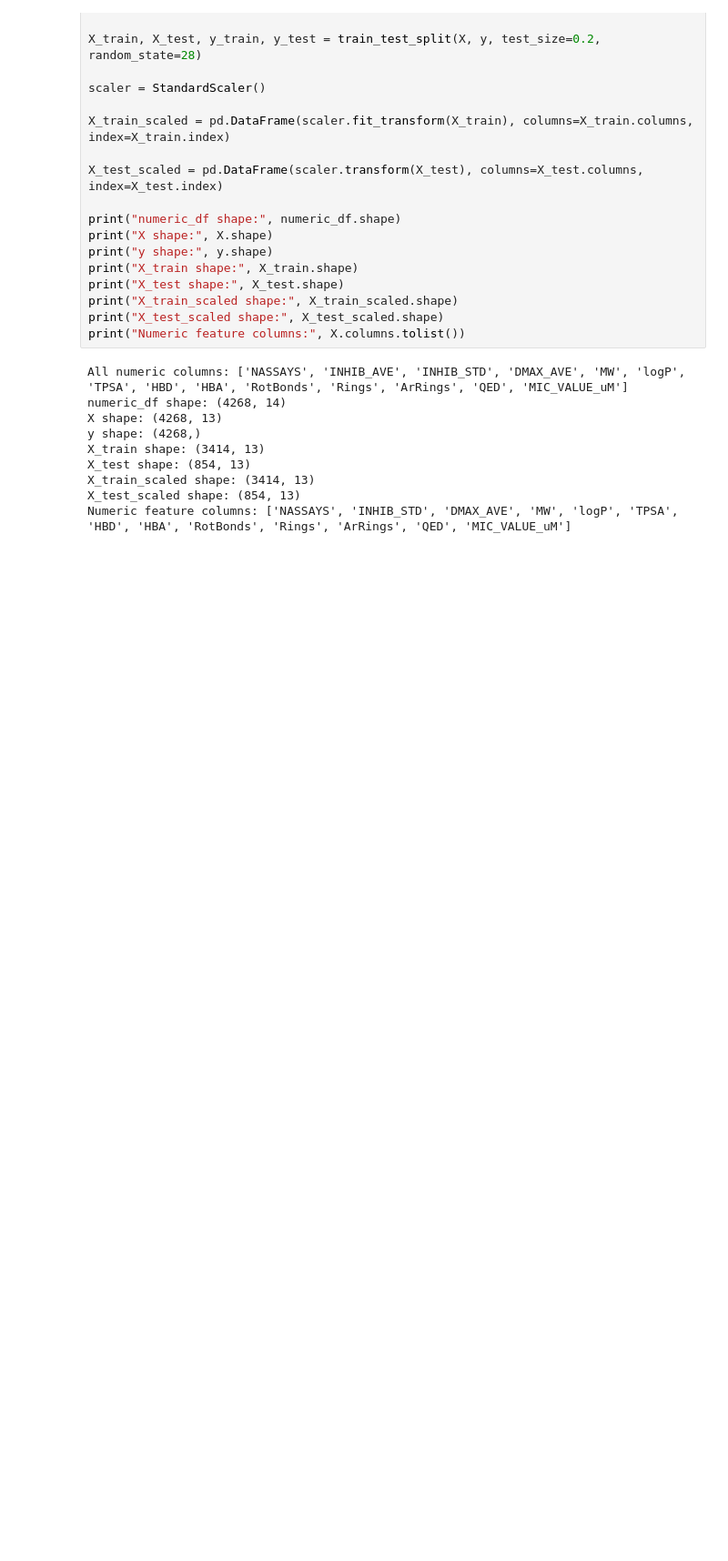
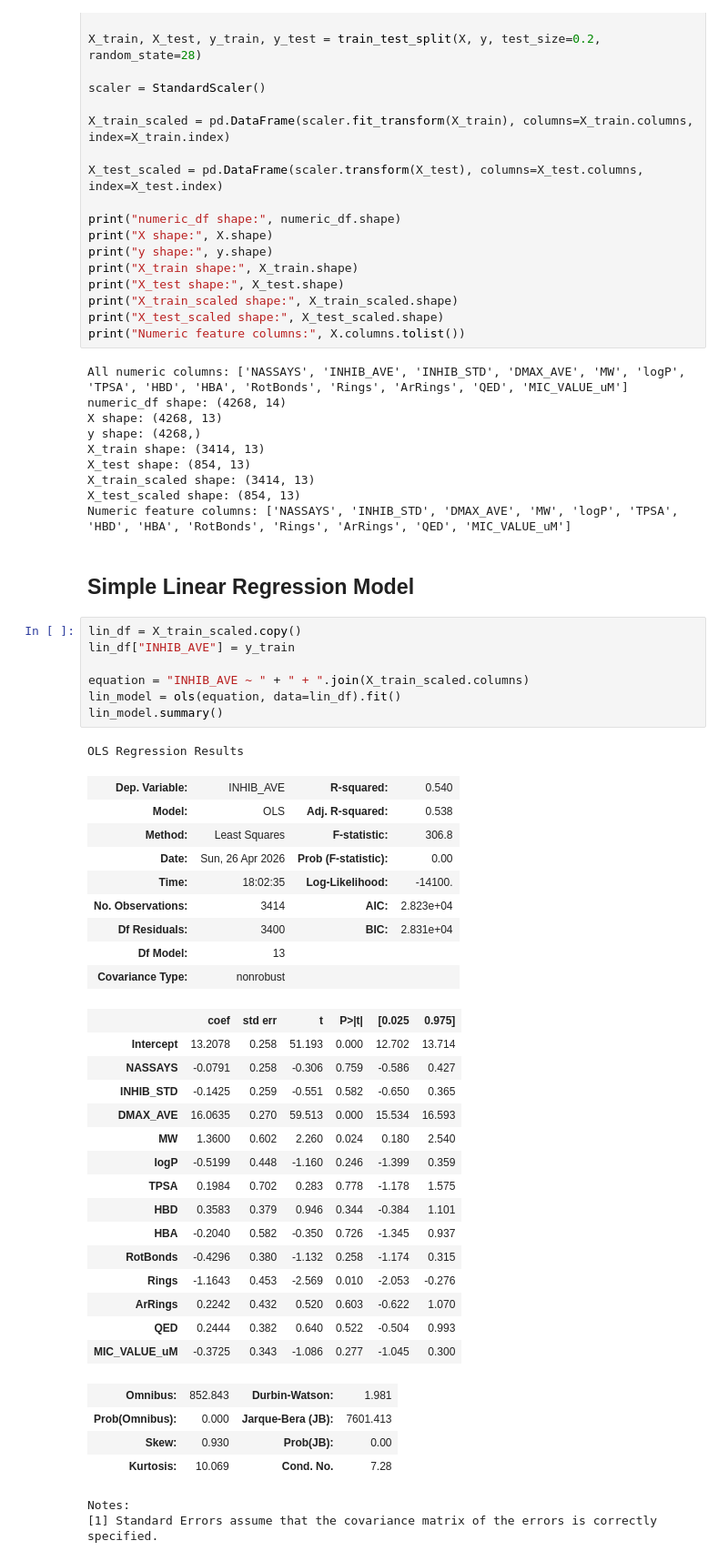
Before and after one commit to dw1229/chem277a-final-ecoli-inhibition-ml, a Jupyter notebook: data_preview.ipynb, the cells around one changed output. Shown at 91% size. Saved outputs shown, nothing was run; the diff lists cells and outputs as text; blank space fills up the shorter version.

Commit message:
update for linear regression and final project pdf

```diff
--- a/data_preview.ipynb
+++ b/data_preview.ipynb
@@ -455,3 +456,44 @@ X_test shape: (854, 13)
 X_train_scaled shape: (3414, 13)
 X_test_scaled shape: (854, 13)
 Numeric feature columns: ['NASSAYS', 'INHIB_STD', 'DMAX_AVE', 'MW', 'logP', 'TPSA', 'HBD', 'HBA', 'RotBonds', 'Rings', 'ArRings', 'QED', 'MIC_VALUE_uM']
+# %% [markdown]
+## Simple Linear Regression Model
+# %%
+lin_df = X_train_scaled.copy()
+lin_df["INHIB_AVE"] = y_train
+
+equation = "INHIB_AVE ~ " + " + ".join(X_train_scaled.columns)
+lin_model = ols(equation, data=lin_df).fit()
+lin_model.summary()
+# %% [output]
+OLS Regression Results
+| Dep. Variable: | INHIB_AVE | R-squared: | 0.540 |
+| Model: | OLS | Adj. R-squared: | 0.538 |
+| Method: | Least Squares | F-statistic: | 306.8 |
+| Date: | Sun, 26 Apr 2026 | Prob (F-statistic): | 0.00 |
+| Time: | 18:02:35 | Log-Likelihood: | -14100. |
+| No. Observations: | 3414 | AIC: | 2.823e+04 |
+| Df Residuals: | 3400 | BIC: | 2.831e+04 |
+| Df Model: | 13 |  |  |
+| Covariance Type: | nonrobust |  |  |
+|  | coef | std err | t | P>|t| | [0.025 | 0.975] |
+| Intercept | 13.2078 | 0.258 | 51.193 | 0.000 | 12.702 | 13.714 |
+| NASSAYS | -0.0791 | 0.258 | -0.306 | 0.759 | -0.586 | 0.427 |
+| INHIB_STD | -0.1425 | 0.259 | -0.551 | 0.582 | -0.650 | 0.365 |
+| DMAX_AVE | 16.0635 | 0.270 | 59.513 | 0.000 | 15.534 | 16.593 |
+| MW | 1.3600 | 0.602 | 2.260 | 0.024 | 0.180 | 2.540 |
+| logP | -0.5199 | 0.448 | -1.160 | 0.246 | -1.399 | 0.359 |
+| TPSA | 0.1984 | 0.702 | 0.283 | 0.778 | -1.178 | 1.575 |
+| HBD | 0.3583 | 0.379 | 0.946 | 0.344 | -0.384 | 1.101 |
+| HBA | -0.2040 | 0.582 | -0.350 | 0.726 | -1.345 | 0.937 |
+| RotBonds | -0.4296 | 0.380 | -1.132 | 0.258 | -1.174 | 0.315 |
+| Rings | -1.1643 | 0.453 | -2.569 | 0.010 | -2.053 | -0.276 |
+| ArRings | 0.2242 | 0.432 | 0.520 | 0.603 | -0.622 | 1.070 |
+| QED | 0.2444 | 0.382 | 0.640 | 0.522 | -0.504 | 0.993 |
+| MIC_VALUE_uM | -0.3725 | 0.343 | -1.086 | 0.277 | -1.045 | 0.300 |
+| Omnibus: | 852.843 | Durbin-Watson: | 1.981 |
+| Prob(Omnibus): | 0.000 | Jarque-Bera (JB): | 7601.413 |
+| Skew: | 0.930 | Prob(JB): | 0.00 |
+| Kurtosis: | 10.069 | Cond. No. | 7.28 |
+Notes:
+[1] Standard Errors assume that the covariance matrix of the errors is correctly specified.
```
Also changed, not shown: parts of 2 cells of this notebook, 1 other file.
